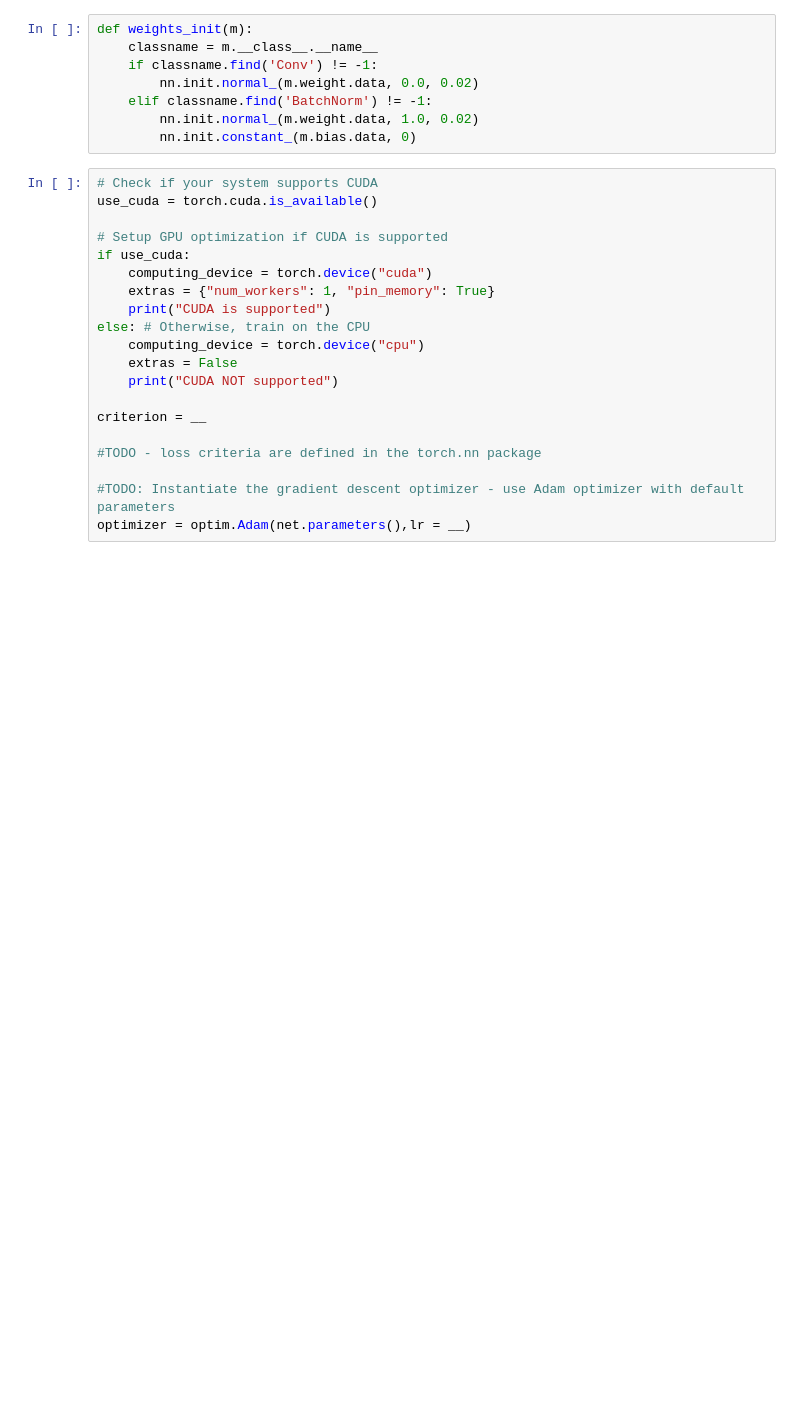
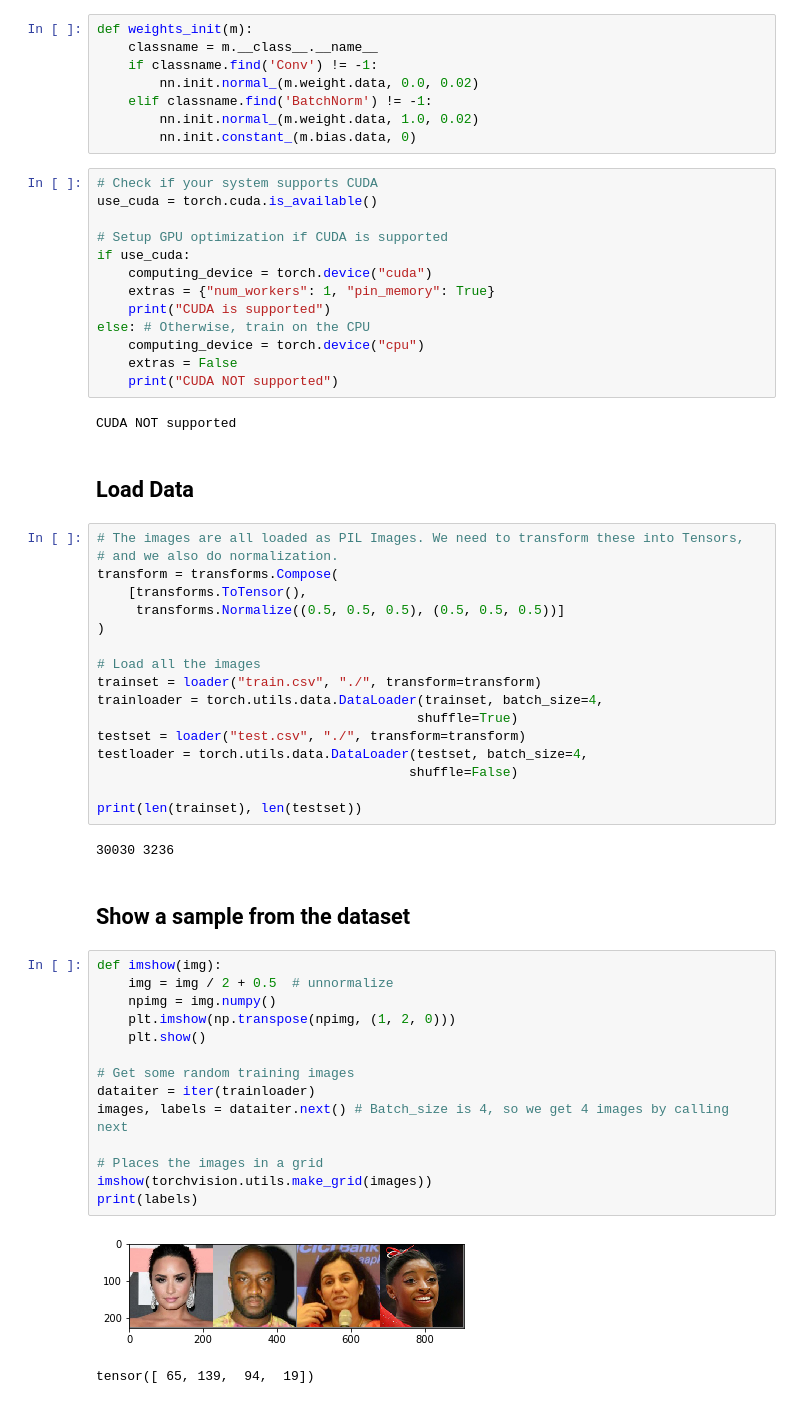
Before and after one commit to Alont93/face-recognition-using-cnn, a Jupyter notebook: cnn.ipynb, the cells around one changed output. Drawn from its saved outputs; the diff is of its cells as text; blank space fills up the shorter version.

```diff
--- a/cnn.ipynb
+++ b/cnn.ipynb
@@ -21,10 +32,45 @@ else: # Otherwise, train on the CPU
     computing_device = torch.device("cpu")
     extras = False
     print("CUDA NOT supported")
-
-criterion = __
-
-#TODO - loss criteria are defined in the torch.nn package
-
-#TODO: Instantiate the gradient descent optimizer - use Adam optimizer with default parameters
-optimizer = optim.Adam(net.parameters(),lr = __)
+# %% [output]
+CUDA NOT supported
+# %% [markdown]
+## Load Data
+# %%
+# The images are all loaded as PIL Images. We need to transform these into Tensors,
+# and we also do normalization.
+transform = transforms.Compose(
+    [transforms.ToTensor(),
+     transforms.Normalize((0.5, 0.5, 0.5), (0.5, 0.5, 0.5))]
+)
+
+# Load all the images
+trainset = loader("train.csv", "./", transform=transform)
+trainloader = torch.utils.data.DataLoader(trainset, batch_size=4,
+                                         shuffle=True)
+testset = loader("test.csv", "./", transform=transform)
+testloader = torch.utils.data.DataLoader(testset, batch_size=4,
+                                        shuffle=False)
+
+print(len(trainset), len(testset))
+# %% [output]
+30030 3236
+# %% [markdown]
+## Show a sample from the dataset
+# %%
+def imshow(img):
+    img = img / 2 + 0.5  # unnormalize
+    npimg = img.numpy()
+    plt.imshow(np.transpose(npimg, (1, 2, 0)))
+    plt.show()
+
+# Get some random training images
+dataiter = iter(trainloader)
+images, labels = dataiter.next() # Batch_size is 4, so we get 4 images by calling next
+
+# Places the images in a grid
+imshow(torchvision.utils.make_grid(images))
+print(labels)
+# %% [output]
+[figure, added]
+tensor([ 65, 139,  94,  19])
```
Also changed, not shown: parts of 10 cells of this notebook, 1 other file.
